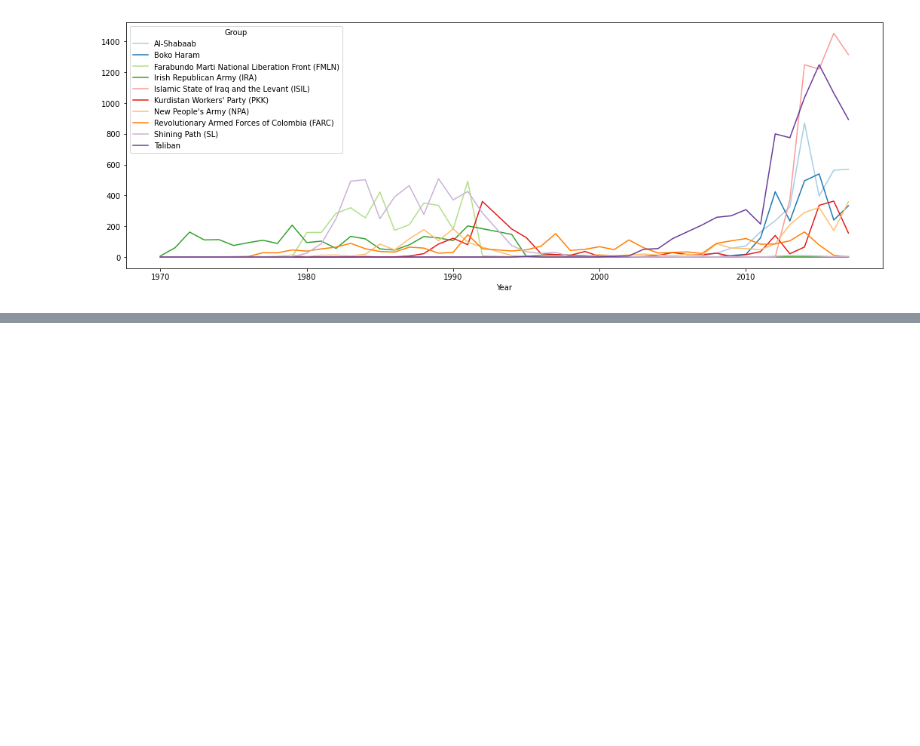
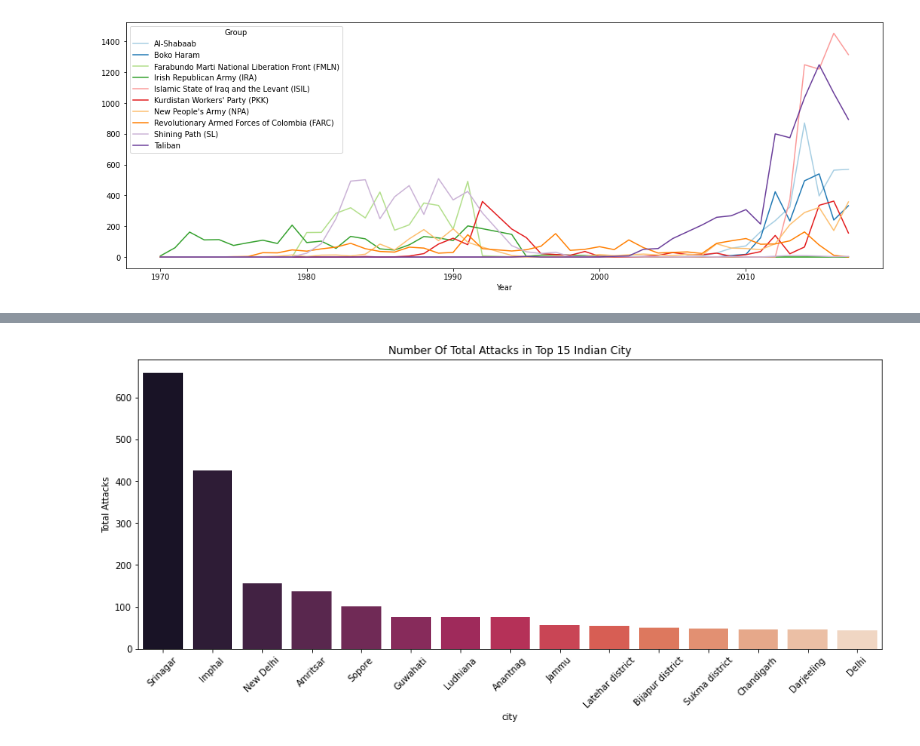
Before and after one commit to Akshitbagri/TSF-GRIP-Data-Science-Business-Analytics, a Jupyter notebook: Exploratory Data Analysis - Terrorism/Analysis.ipynb, the cells around one changed output, grey strips where cells are left out. Saved outputs shown, nothing was run; the diff lists cells and outputs as text; code cells hidden in the pictures; blank space fills up the shorter version.

```diff
--- a/Exploratory Data Analysis - Terrorism/Analysis.ipynb
+++ b/Exploratory Data Analysis - Terrorism/Analysis.ipynb
@@ -240,0 +293,10 @@ plt.show()
+# %%
+plt.subplots(figsize=(15,6))
+city_attacks_india = india_attacks.city.value_counts()[:16].drop('Unknown').reset_index()
+city_attacks_india.columns = ['city', 'Total Attacks']
+sns.barplot(x=city_attacks_india.city, y=city_attacks_india['Total Attacks'], palette='rocket')
+plt.xticks(rotation=45)
+plt.title('Number Of Total Attacks in Top 15 Indian City')
+plt.show()
+# %% [output]
+[figure, added]
```
Also changed, not shown: parts of 7 cells of this notebook.
